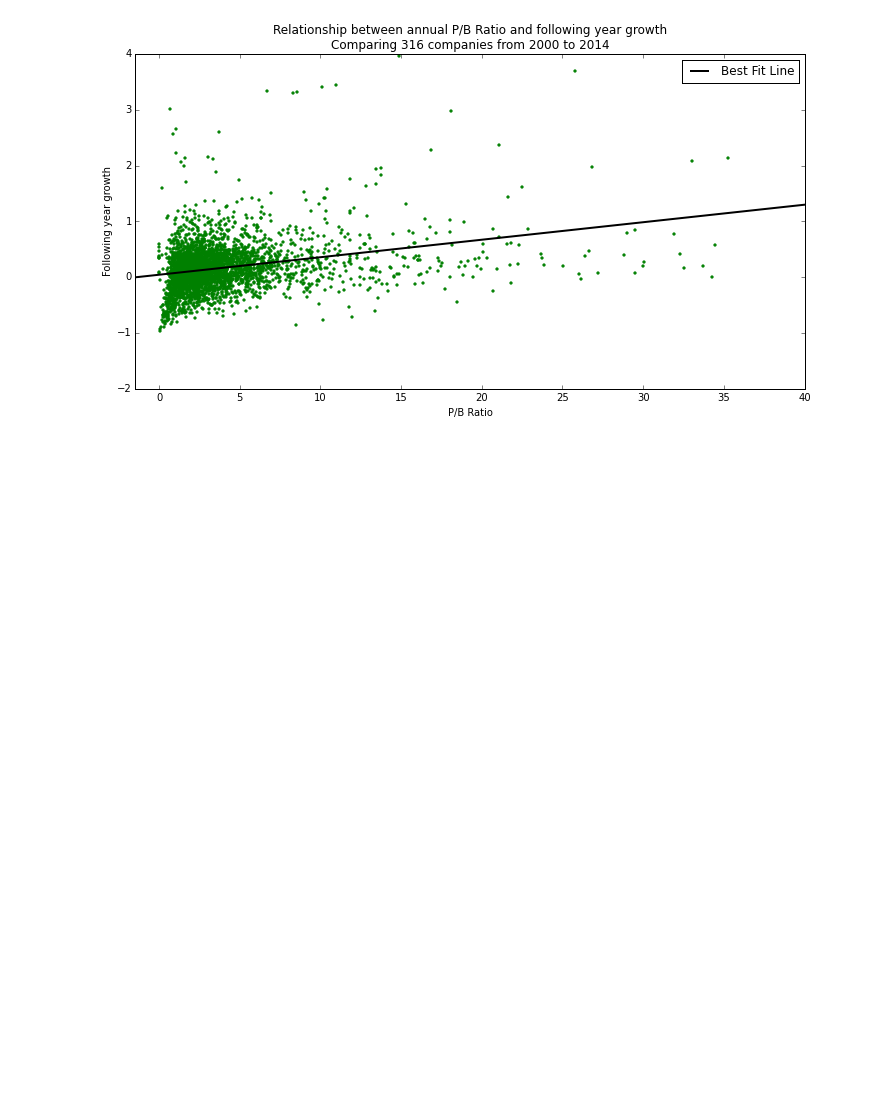
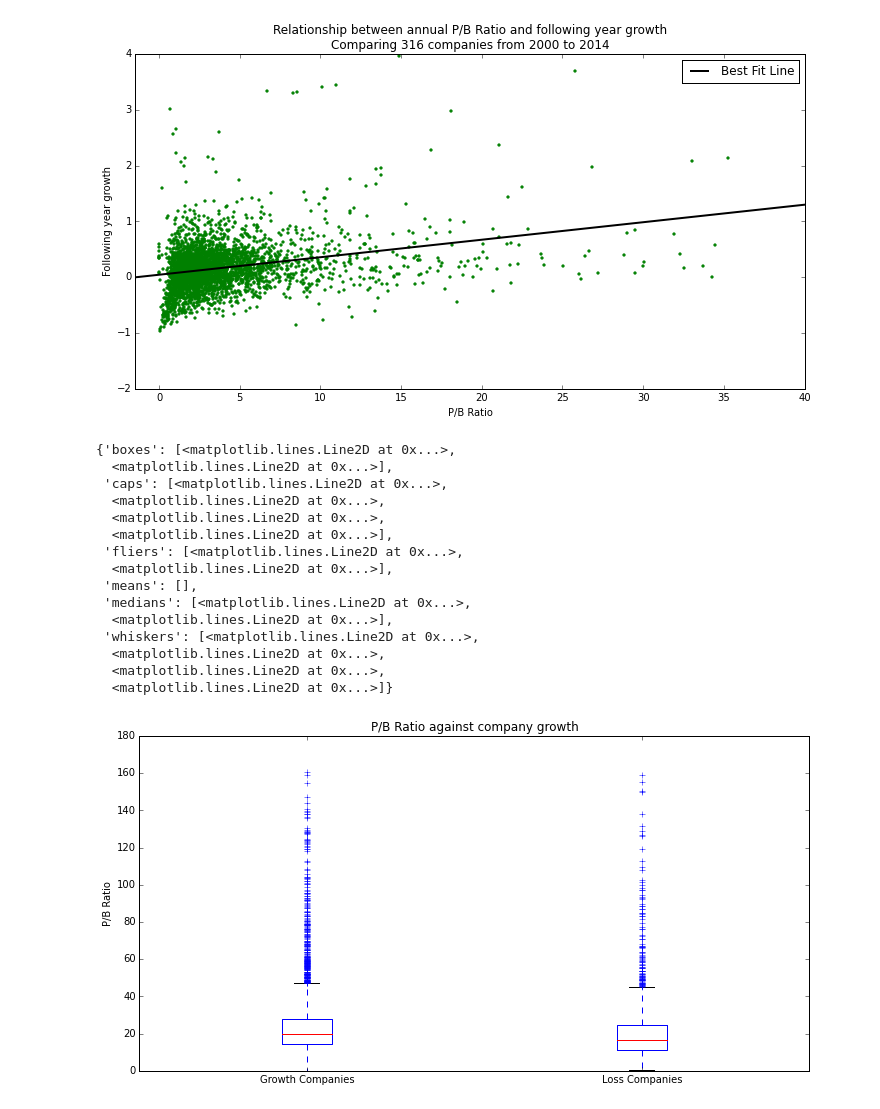
Before and after one commit to MarkDunne/final-year-project, a Jupyter notebook: work/Vis.ipynb, the cells around one changed output. Saved outputs shown, nothing was run; the diff lists cells and outputs as text; code cells hidden in the pictures; blank space fills up the shorter version.

```diff
--- a/work/Vis.ipynb
+++ b/work/Vis.ipynb
@@ -173,3 +233,31 @@ plt.legend()
 # %% [output]
 <matplotlib.legend.Legend at 0x...>
 [figure]
+# %%
+dataset = pb_returns_abs[(np.abs(stats.zscore(pb_returns_abs[['pb-abs-ratio']])) < 2).all(axis=1)]
+X = dataset['pb-abs-ratio'].reshape(-1, 1)
+y = dataset['returns'].reshape(-1, 1)
+
+gain_companies = dataset[dataset['returns'] > 0]['pb-abs-ratio']
+loss_companies = dataset[dataset['returns'] < 0]['pb-abs-ratio']
+
+plt.title('P/B Ratio against company growth')
+plt.ylabel('P/B Ratio')
+plt.boxplot([high_pe_returns.values, low_pe_returns.values], labels=['Growth Companies', 'Loss Companies'])
+# %% [output]
+{'boxes': [<matplotlib.lines.Line2D at 0x...>,
+  <matplotlib.lines.Line2D at 0x...>],
+ 'caps': [<matplotlib.lines.Line2D at 0x...>,
+  <matplotlib.lines.Line2D at 0x...>,
+  <matplotlib.lines.Line2D at 0x...>,
+  <matplotlib.lines.Line2D at 0x...>],
+ 'fliers': [<matplotlib.lines.Line2D at 0x...>,
+  <matplotlib.lines.Line2D at 0x...>],
+ 'means': [],
+ 'medians': [<matplotlib.lines.Line2D at 0x...>,
+  <matplotlib.lines.Line2D at 0x...>],
+ 'whiskers': [<matplotlib.lines.Line2D at 0x...>,
+  <matplotlib.lines.Line2D at 0x...>,
+  <matplotlib.lines.Line2D at 0x...>,
+  <matplotlib.lines.Line2D at 0x...>]}
+[figure, added]
```
Also changed, not shown: parts of 6 cells of this notebook, 18 other files.
